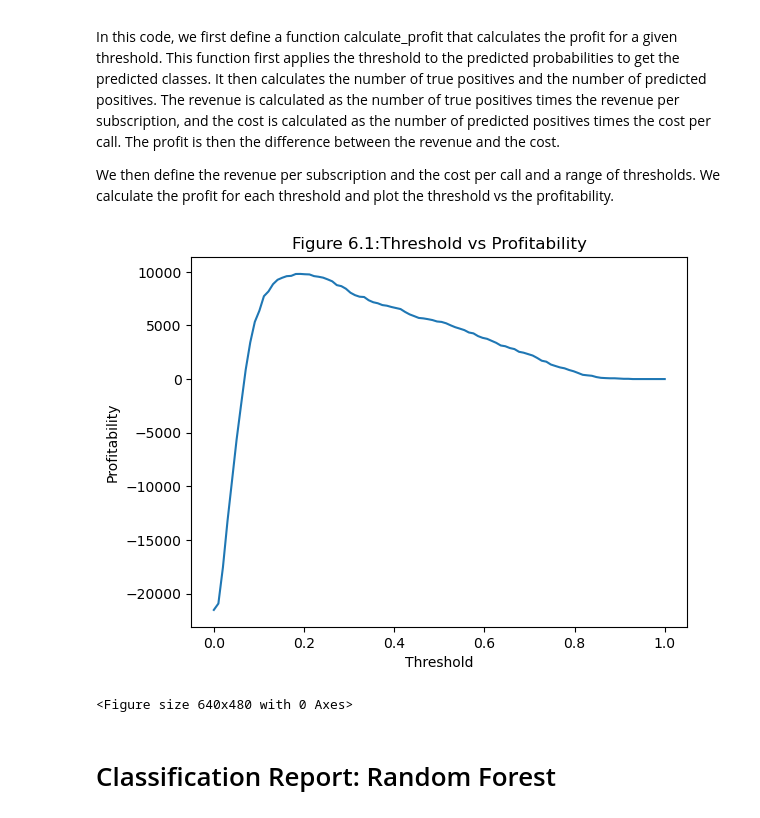
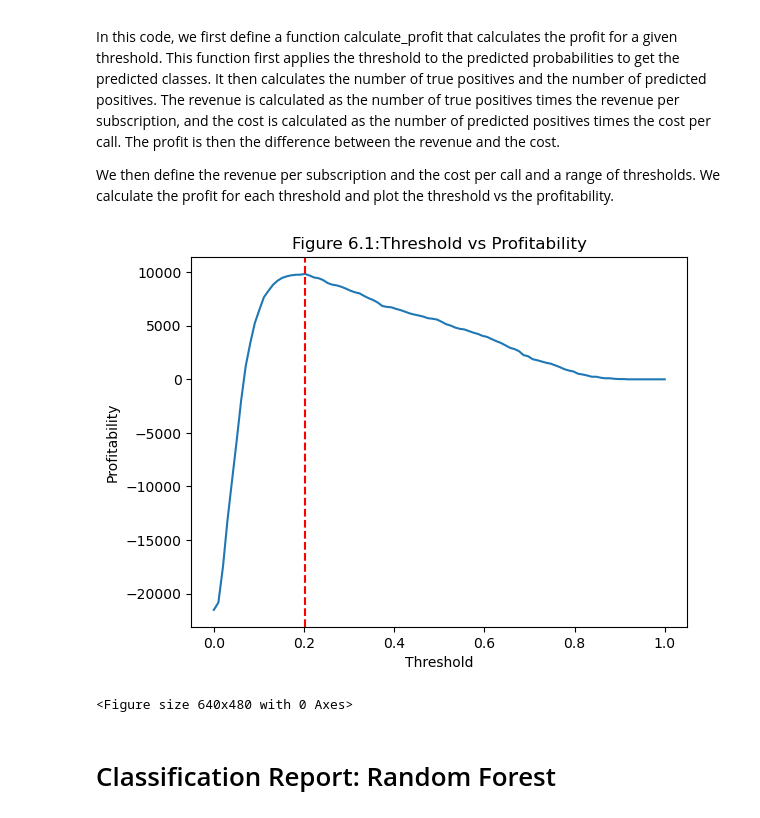
Before and after one commit to gulnar77/Capstone-Predictive-Insights-from-Portuguese-Bank-Marketing-Data, a Jupyter notebook: Modeling.ipynb, the cells around one changed output. Cells and saved outputs as stored; diff of their text form; code cells hidden in the pictures.

```diff
--- a/Modeling.ipynb
+++ b/Modeling.ipynb
@@ -228,35 +228,40 @@ def calculate_profit(y_pred, y_true, threshold, revenue_per_sub, cost_per_call):
 
     # Calculate revenue and cost
     revenue = true_positives * revenue_per_sub
     cost = predicted_positives * cost_per_call
 
     # Calculate profit
     profit = revenue - cost
 
     return profit
 
 # Define revenue per subscription and cost per call
-revenue_per_sub = 30 # assumed value
+revenue_per_sub = 30 # assumed value,deposit =1000 euros, net investmet margin at 3%, revenue per sub is 30 euros
 cost_per_call = 6  # cost per call according to www.qualtrics.com
 
 # Define range of thresholds
 thresholds = np.linspace(0, 1, 100)
 
 # Calculate profit for each threshold
 profits = [calculate_profit(rf_predictions, y_test, threshold, revenue_per_sub, cost_per_call)
            for threshold in thresholds]
 
+# Find the index of the maximum profit
+max_index = np.argmax(profits)
+max_threshold = thresholds[max_index]
+
 # Plot threshold vs profitability
 plt.plot(thresholds, profits)
+plt.axvline(x=max_threshold, color='r', linestyle='--')  # vertical line at the threshold with maximum profit
 plt.xlabel('Threshold')
 plt.ylabel('Profitability')
 plt.title('Figure 6.1:Threshold vs Profitability')
 plt.show()
 
 # Save the plot as PNG
 plt.savefig('threshold_vs_profitability.png')
 # %% [output]
-[figure, old version]
+[figure, new version]
 <Figure size 640x480 with 0 Axes>
 # %% [markdown]
 # Classification Report: Random Forest
```
Also changed, not shown: parts of 4 cells of this notebook.
